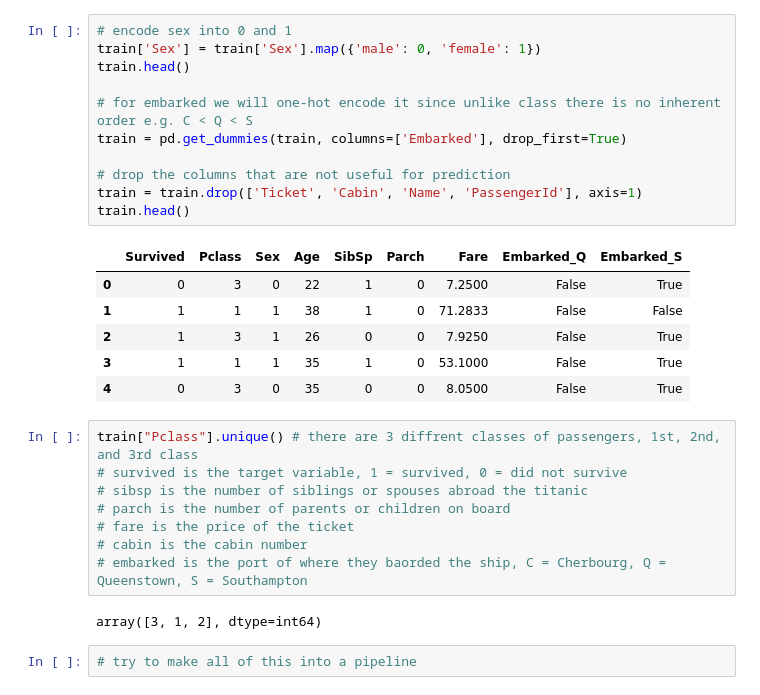
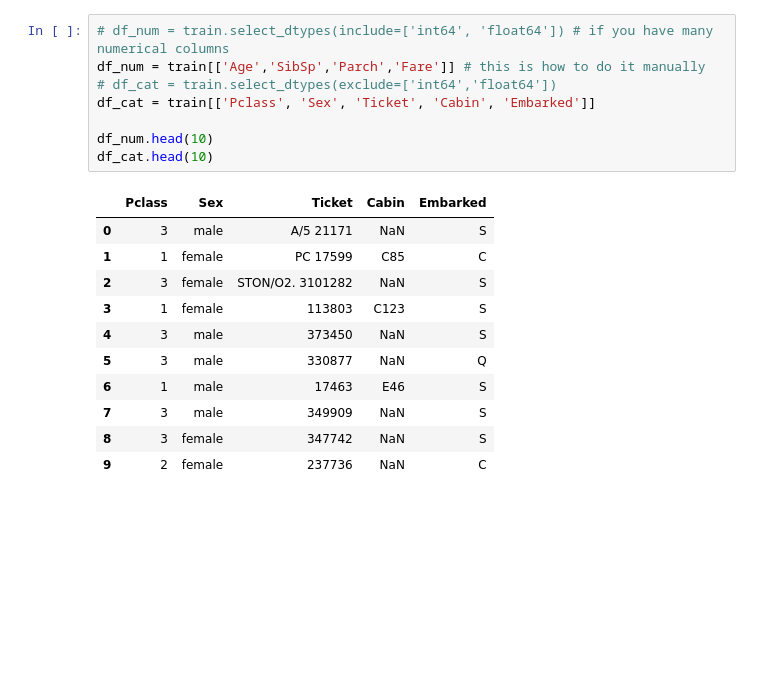
Before and after one commit to xblam/titanic, a Jupyter notebook: notebooks/titanic.ipynb, the cells around one changed output. Cells and saved outputs as stored; diff of their text form; blank space fills up the shorter version.

```diff
--- a/notebooks/titanic.ipynb
+++ b/notebooks/titanic.ipynb
@@ -167,30 +56,20 @@ int32
-# %%
-# encode sex into 0 and 1
-train['Sex'] = train['Sex'].map({'male': 0, 'female': 1})
-train.head()
-
-# for embarked we will one-hot encode it since unlike class there is no inherent order e.g. C < Q < S
-train = pd.get_dummies(train, columns=['Embarked'], drop_first=True)
-
-# drop the columns that are not useful for prediction
-train = train.drop(['Ticket', 'Cabin', 'Name', 'PassengerId'], axis=1)
-train.head()
-# %% [output]
-|  | Survived | Pclass | Sex | Age | SibSp | Parch | Fare | Embarked_Q | Embarked_S |
-| 0 | 0 | 3 | 0 | 22 | 1 | 0 | 7.2500 | False | True |
-| 1 | 1 | 1 | 1 | 38 | 1 | 0 | 71.2833 | False | False |
-| 2 | 1 | 3 | 1 | 26 | 0 | 0 | 7.9250 | False | True |
-| 3 | 1 | 1 | 1 | 35 | 1 | 0 | 53.1000 | False | True |
-| 4 | 0 | 3 | 0 | 35 | 0 | 0 | 8.0500 | False | True |
-# %%
-train["Pclass"].unique() # there are 3 diffrent classes of passengers, 1st, 2nd, and 3rd class
-# survived is the target variable, 1 = survived, 0 = did not survive
-# sibsp is the number of siblings or spouses abroad the titanic
-# parch is the number of parents or children on board
-# fare is the price of the ticket
-# cabin is the cabin number
-# embarked is the port of where they baorded the ship, C = Cherbourg, Q = Queenstown, S = Southampton
-# %% [output]
-array([3, 1, 2], dtype=int64)
-# %%
-# try to make all of this into a pipeline
+# %%
+# df_num = train.select_dtypes(include=['int64', 'float64']) # if you have many numerical columns
+df_num = train[['Age','SibSp','Parch','Fare']] # this is how to do it manually
+# df_cat = train.select_dtypes(exclude=['int64','float64'])
+df_cat = train[['Pclass', 'Sex', 'Ticket', 'Cabin', 'Embarked']]
+
+df_num.head(10)
+df_cat.head(10)
+# %% [output]
+|  | Pclass | Sex | Ticket | Cabin | Embarked |
+| 0 | 3 | male | A/5 21171 | NaN | S |
+| 1 | 1 | female | PC 17599 | C85 | C |
+| 2 | 3 | female | STON/O2. 3101282 | NaN | S |
+| 3 | 1 | female | 113803 | C123 | S |
+| 4 | 3 | male | 373450 | NaN | S |
+| 5 | 3 | male | 330877 | NaN | Q |
+| 6 | 1 | male | 17463 | E46 | S |
+| 7 | 3 | male | 349909 | NaN | S |
+| 8 | 3 | female | 347742 | NaN | S |
+| 9 | 2 | female | 237736 | NaN | C |
```
Also changed, not shown: parts of 19 cells of this notebook, 2 other files.
